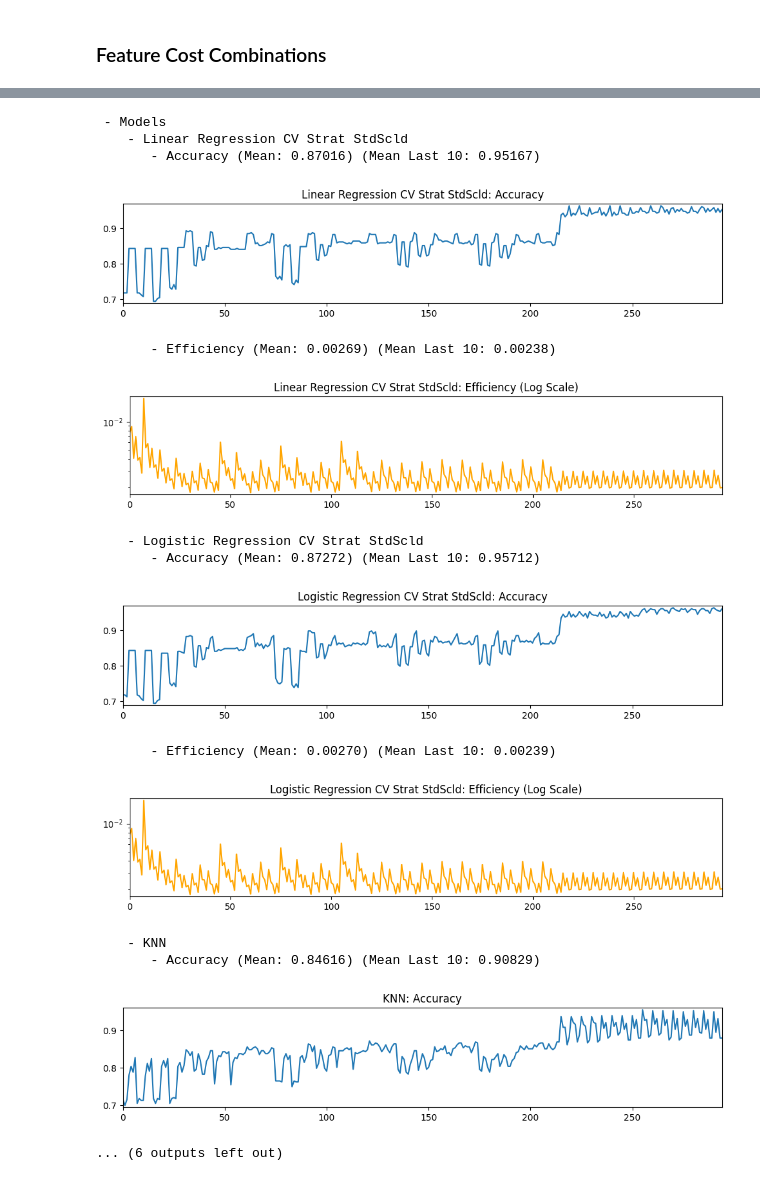
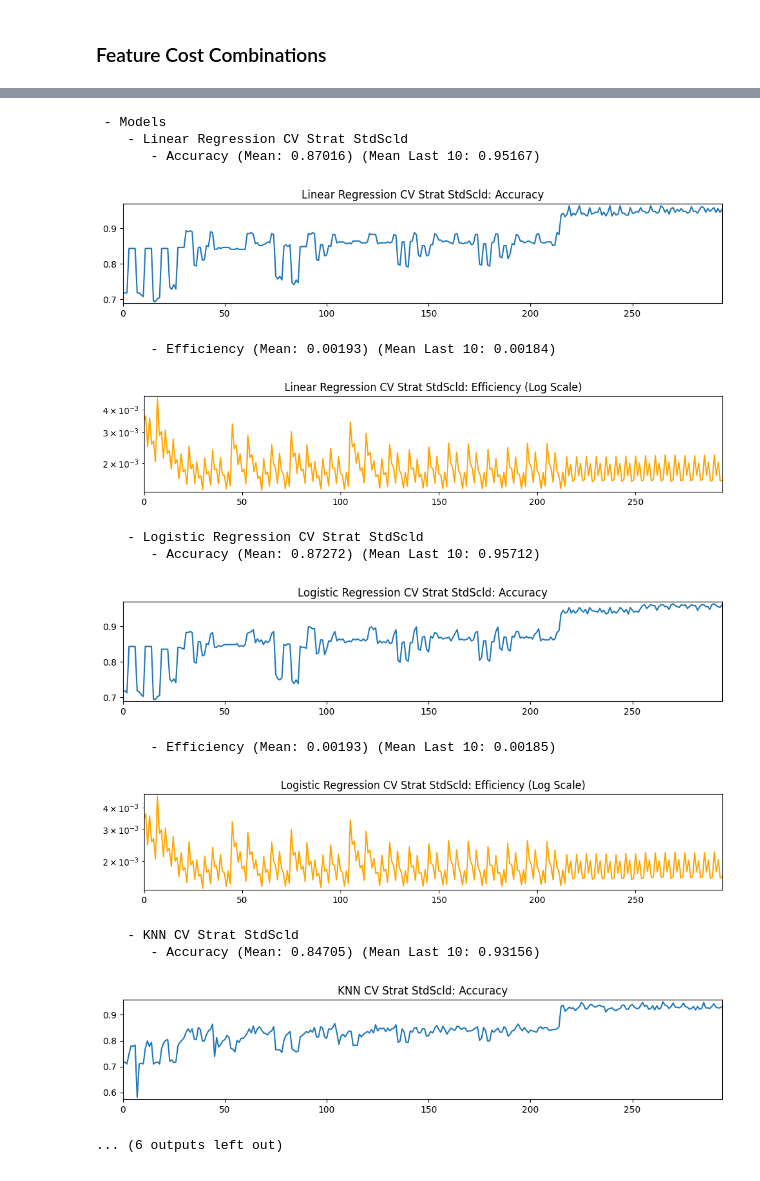
Before and after one commit to Koffiie/First-Repo, a Jupyter notebook: Thyroid_Cancer_Recurrence_Prediction.ipynb, the cells around one changed output, grey strips where cells are left out. Drawn from its saved outputs; the diff is of its cells as text; code cells hidden in the pictures.

```diff
--- a/Thyroid_Cancer_Recurrence_Prediction.ipynb
+++ b/Thyroid_Cancer_Recurrence_Prediction.ipynb
@@ -985,6 +985,16 @@ Basic syntax (mostly followed consistently):
 ^ <further detailing on obtaining something>
 D.B. <whatever something is determined by>
 $ <cost>
+"""
+
+# Cost for consultation of a new patient
+initial_consultation_cost = 114 # [$1]
+"""
+TODO: Find-out why the cost at healthprices.org is listed at $114 and the
+fairhealthconsumer.org insured price is listed at $302
+
+$1. https://www.healthprices.org/office-visit-new-patient-moderate-complexity/national
+    - CPT: 99204
 """
 # Thyroid hormone status (e.g. euthyroid)
 feature_measuring_costs["Thyroid Function"] = (
@@ -1614,6 +1701,7 @@ class FeatureSetHandler:
 # %%
 fs_handler = FeatureSetHandler(
     feature_measuring_costs,
+    initial_consultation_cost,
     prepared_df.drop("Recurred", axis=1),
     prepared_df["Recurred"],
     include_free_features_as_selectable=False
@@ -1638,15 +1727,15 @@ fs_handler.print_summary()
  - Models
     - Linear Regression CV Strat StdScld
        - Accuracy (Mean: 0.87016) (Mean Last 10: 0.95167)
 [figure]
-       - Efficiency (Mean: 0.00269) (Mean Last 10: 0.00238)
+       - Efficiency (Mean: 0.00193) (Mean Last 10: 0.00184)
-[figure, old version]
+[figure, new version]
     - Logistic Regression CV Strat StdScld
        - Accuracy (Mean: 0.87272) (Mean Last 10: 0.95712)
 [figure]
-       - Efficiency (Mean: 0.00270) (Mean Last 10: 0.00239)
+       - Efficiency (Mean: 0.00193) (Mean Last 10: 0.00185)
-[figure, old version]
+[figure, new version]
-    - KNN
-       - Accuracy (Mean: 0.84616) (Mean Last 10: 0.90829)
+    - KNN CV Strat StdScld
+       - Accuracy (Mean: 0.84705) (Mean Last 10: 0.93156)
-[figure, old version]
+[figure, new version]
 ... (6 outputs left out)
```
Also changed, not shown: parts of 4 cells of this notebook.
